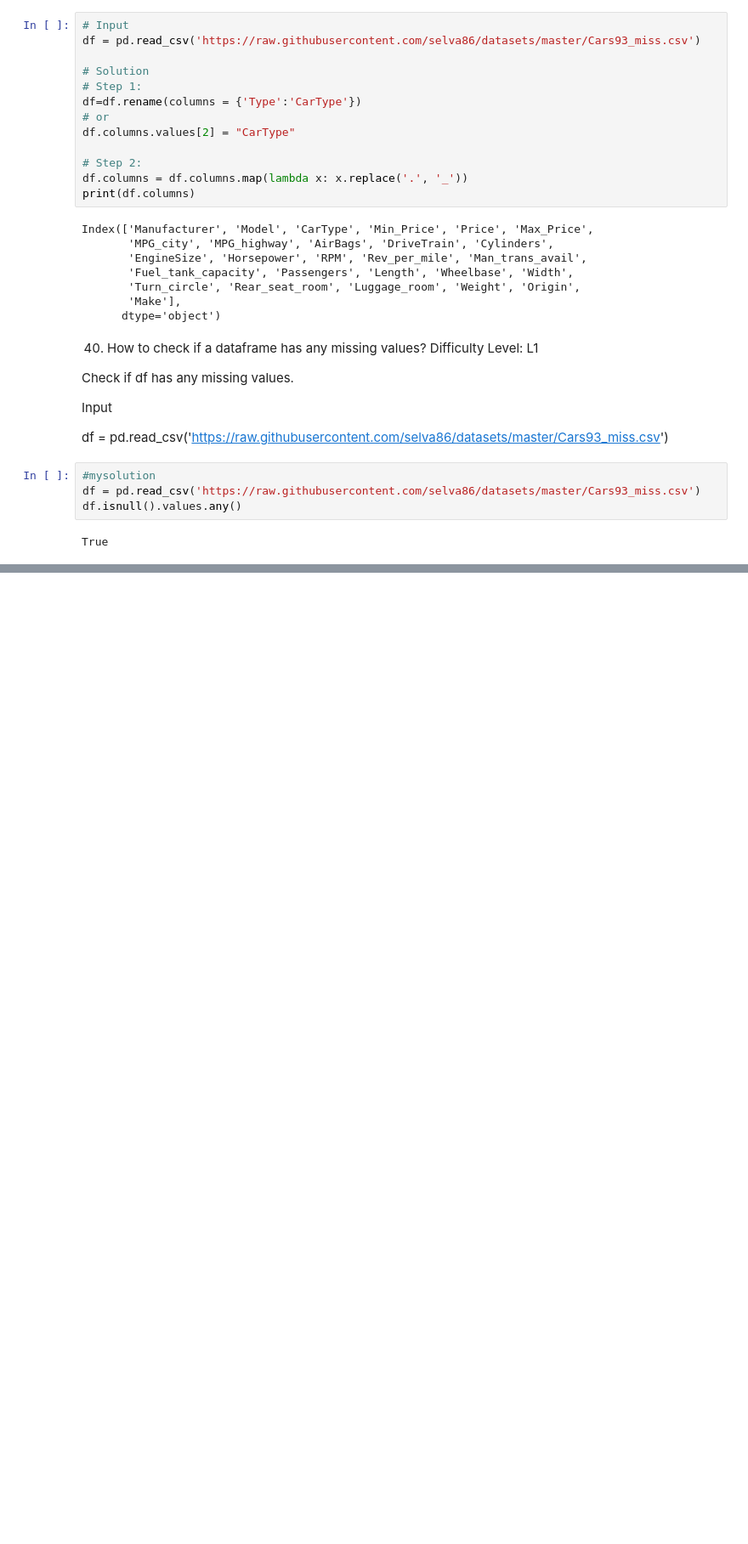
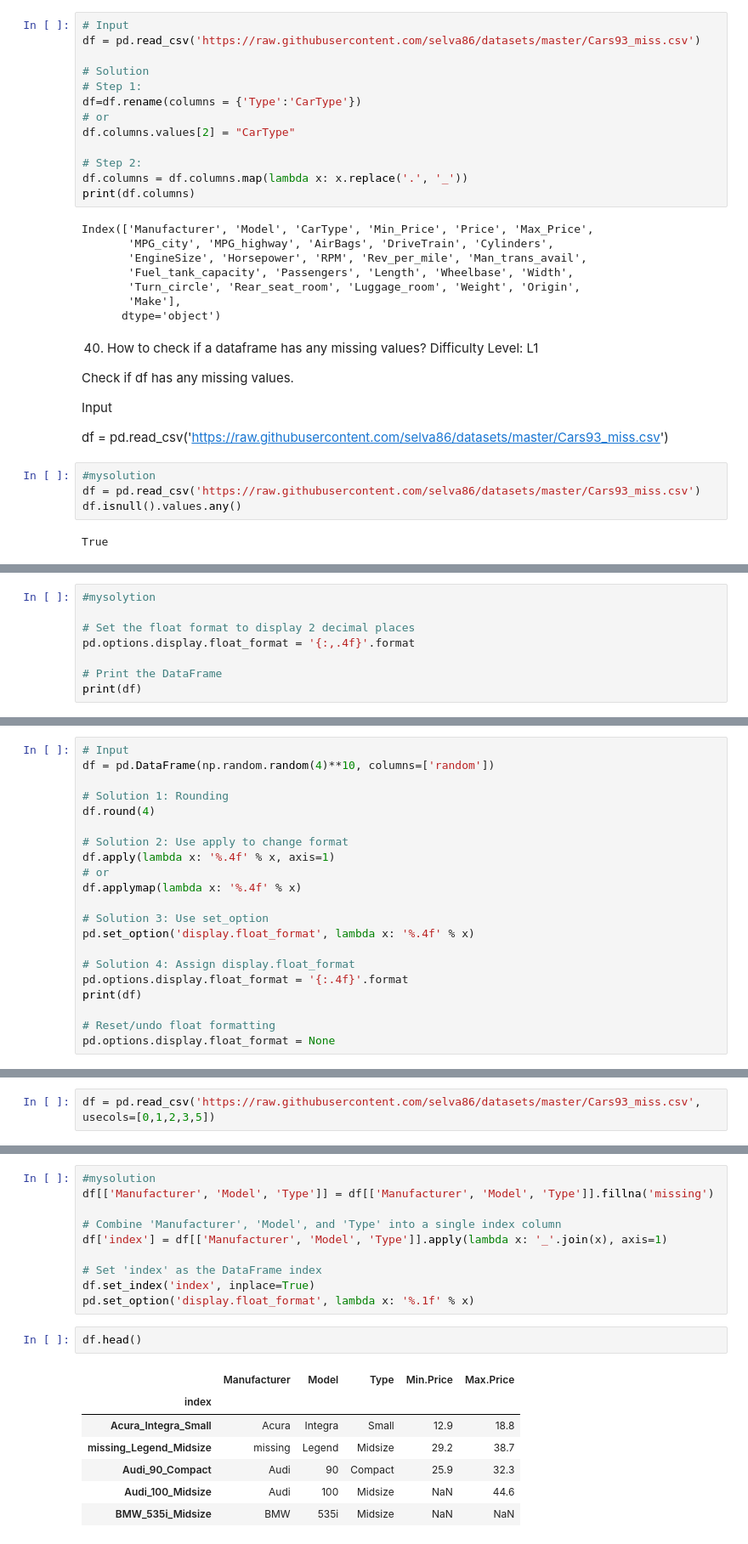
Before and after one commit to SueGK/Courses, a Jupyter notebook: 101 Pandas Exercises for Data Analysis/101-pandas-exercises.ipynb, the cells around one changed output, grey strips where cells are left out. Shown at 85% size. Drawn from its saved outputs; the diff is of its cells as text; blank space fills up the shorter version.

```diff
--- a/101 Pandas Exercises for Data Analysis/101-pandas-exercises.ipynb
+++ b/101 Pandas Exercises for Data Analysis/101-pandas-exercises.ipynb
@@ -687,0 +936,8 @@ True
+# %%
+#mysolytion
+
+# Set the float format to display 2 decimal places
+pd.options.display.float_format = '{:,.4f}'.format
+
+# Print the DataFrame
+print(df)
@@ -687,0 +950,21 @@ True
+# %%
+# Input
+df = pd.DataFrame(np.random.random(4)**10, columns=['random'])
+
+# Solution 1: Rounding
+df.round(4)
+
+# Solution 2: Use apply to change format
+df.apply(lambda x: '%.4f' % x, axis=1)
+# or
+df.applymap(lambda x: '%.4f' % x)
+
+# Solution 3: Use set_option
+pd.set_option('display.float_format', lambda x: '%.4f' % x)
+
+# Solution 4: Assign display.float_format
+pd.options.display.float_format = '{:.4f}'.format
+print(df)
+
+# Reset/undo float formatting
+pd.options.display.float_format = None
@@ -687,0 +1057,2 @@ True
+# %%
+df = pd.read_csv('https://raw.githubusercontent.com/selva86/datasets/master/Cars93_miss.csv', usecols=[0,1,2,3,5])
@@ -687,0 +1068,20 @@ True
+# %%
+#mysolution
+df[['Manufacturer', 'Model', 'Type']] = df[['Manufacturer', 'Model', 'Type']].fillna('missing')
+
+# Combine 'Manufacturer', 'Model', and 'Type' into a single index column
+df['index'] = df[['Manufacturer', 'Model', 'Type']].apply(lambda x: '_'.join(x), axis=1)
+
+# Set 'index' as the DataFrame index
+df.set_index('index', inplace=True)
+pd.set_option('display.float_format', lambda x: '%.1f' % x)
+# %%
+df.head()
+# %% [output]
+|  | Manufacturer | Model | Type | Min.Price | Max.Price |
+| index |  |  |  |  |  |
+| Acura_Integra_Small | Acura | Integra | Small | 12.9 | 18.8 |
+| missing_Legend_Midsize | missing | Legend | Midsize | 29.2 | 38.7 |
+| Audi_90_Compact | Audi | 90 | Compact | 25.9 | 32.3 |
+| Audi_100_Midsize | Audi | 100 | Midsize | NaN | 44.6 |
+| BMW_535i_Midsize | BMW | 535i | Midsize | NaN | NaN |
```
Also changed, not shown: parts of 31 cells of this notebook.
